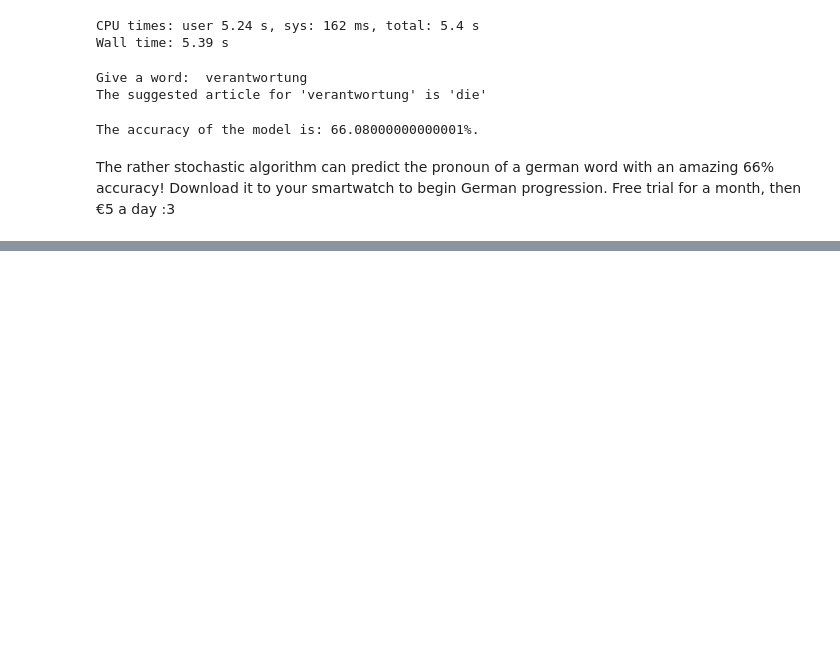
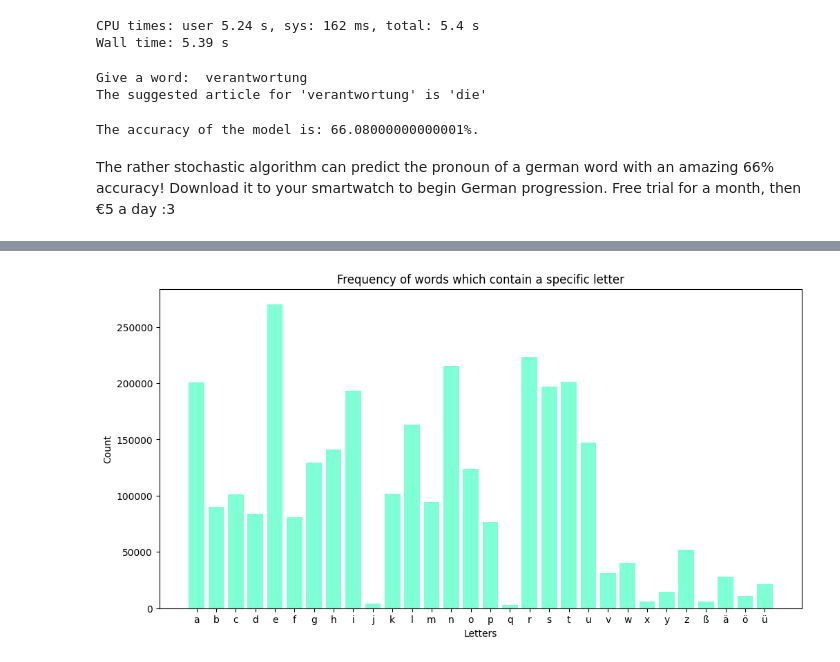
Before and after one commit to zalanfulop/german_nouns, a Jupyter notebook: noun_gender_predict.ipynb, the cells around one changed output, grey strips where cells are left out. Drawn from its saved outputs; the diff is of its cells as text; code cells hidden in the pictures; blank space fills up the shorter version.

```diff
--- a/noun_gender_predict.ipynb
+++ b/noun_gender_predict.ipynb
@@ -587,0 +634,12 @@ The rather stochastic algorithm can predict the pronoun of a german word with an
+# %%
+%%time
+# Import required packages
+from clean_data import Clean_Data
+import pandas as pd
+from matplotlib import pyplot as plt
+import numpy as np
+
+# Load data
+cleaner = Clean_Data('de_en_vocab_data.txt')
+df = cleaner.getNouns()
+uniq_letters = sorted(set.union(*list(df['das_wort'].apply(lambda x: set(x)))))
@@ -587,0 +702,23 @@ The rather stochastic algorithm can predict the pronoun of a german word with an
+# %%
+# So if I get a high score for a letter that means it is important to the word (does a better job at representing the word?)
+# Number of words that contain a specific letter.
+# Could be applied to a pd.Series()
+def words_with_letter(words = pd.Series(), letter = str) -> int:
+    return sum(words.apply(lambda x: True if letter in x else False))
+
+# Collect number of words
+spec_letter_in_word = {letter:0 for letter in uniq_letters}
+for letter in uniq_letters:
+    spec_letter_in_word[letter] = words_with_letter(df['das_wort'], letter)
+
+# Plot
+plt.figure(figsize=(12, 6))
+plt.bar(spec_letter_in_word.keys(), spec_letter_in_word.values(), color='aquamarine')
+plt.xlabel('Letters')
+plt.ylabel('Count')
+plt.title('Frequency of words which contain a specific letter')
+plt.xticks(rotation=0)
+plt.show()
+#plt.savefig('word_freq.jpg')
+# %% [output]
+[figure, added]
```
Also changed, not shown: parts of 22 cells of this notebook.
